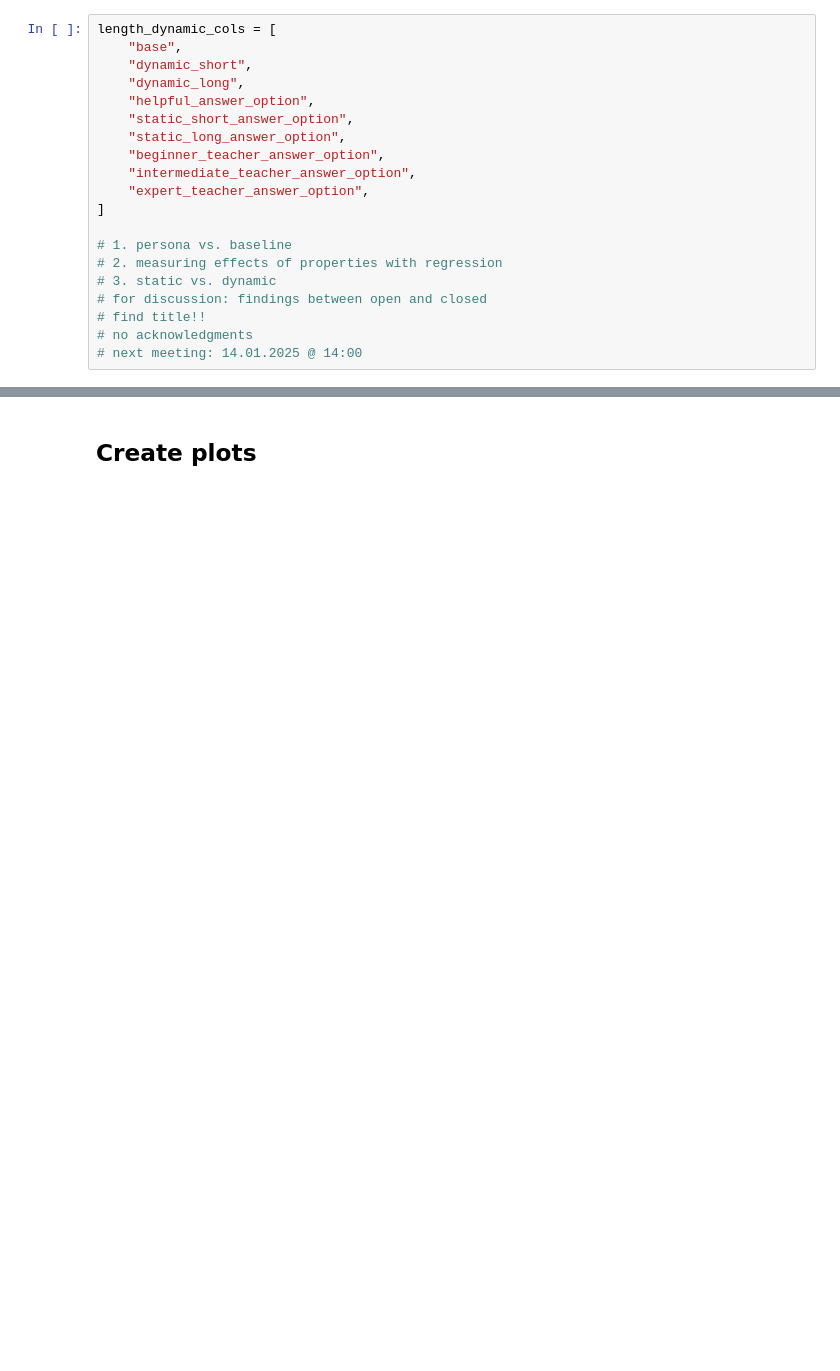
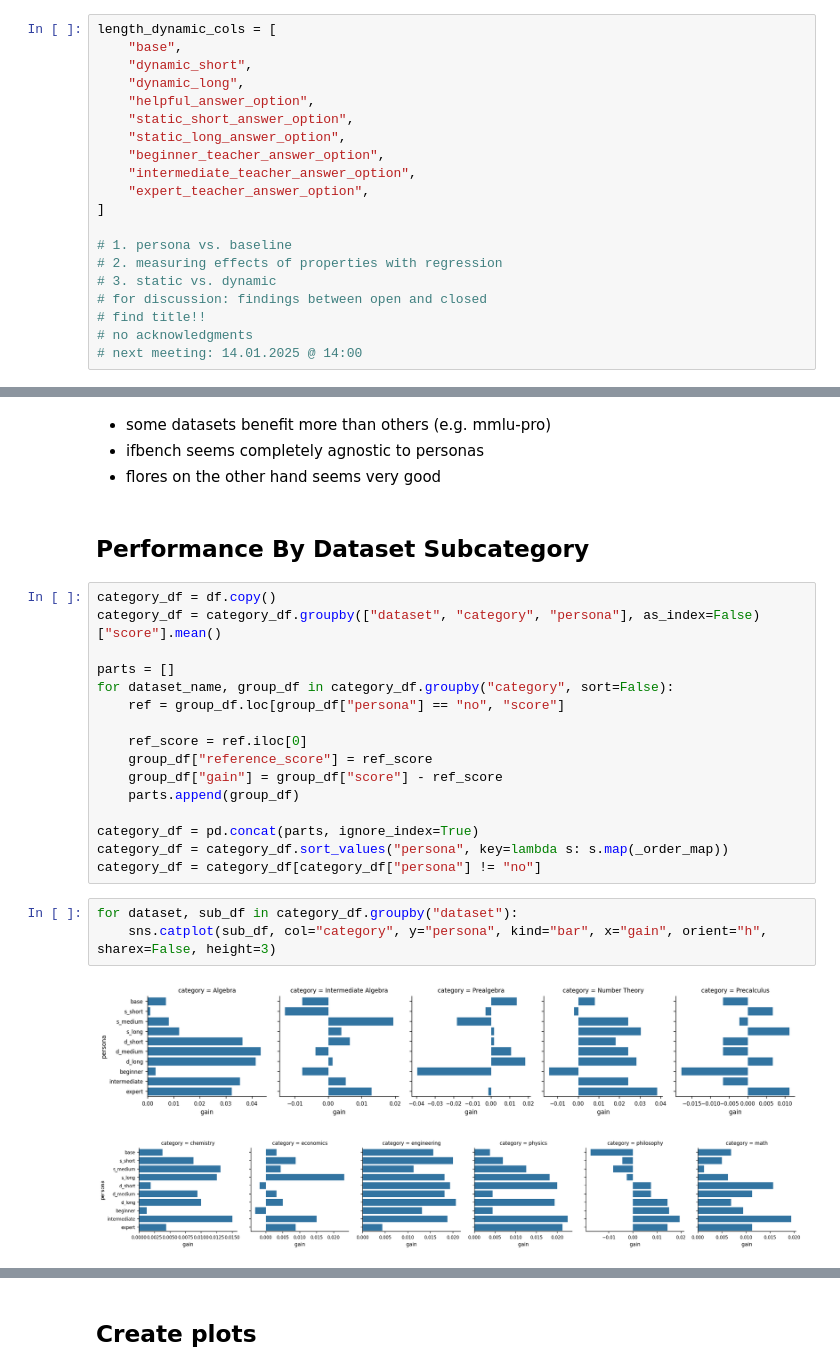
Before and after one commit to nicomu99/master-thesis, a Jupyter notebook: dataset_overview.ipynb, the cells around one changed output, grey strips where cells are left out. Cells and saved outputs as stored; diff of their text form; blank space fills up the shorter version.

```diff
--- a/dataset_overview.ipynb
+++ b/dataset_overview.ipynb
@@ -39,0 +186,28 @@ length_dynamic_cols = [
+# %% [markdown]
+- some datasets benefit more than others (e.g. mmlu-pro)
+- ifbench seems completely agnostic to personas
+- flores on the other hand seems very good
+# %% [markdown]
+## Performance By Dataset Subcategory
+# %%
+category_df = df.copy()
+category_df = category_df.groupby(["dataset", "category", "persona"], as_index=False)["score"].mean()
+
+parts = []
+for dataset_name, group_df in category_df.groupby("category", sort=False):
+    ref = group_df.loc[group_df["persona"] == "no", "score"]
+
+    ref_score = ref.iloc[0]
+    group_df["reference_score"] = ref_score
+    group_df["gain"] = group_df["score"] - ref_score
+    parts.append(group_df)
+
+category_df = pd.concat(parts, ignore_index=True)
+category_df = category_df.sort_values("persona", key=lambda s: s.map(_order_map))
+category_df = category_df[category_df["persona"] != "no"]
+# %%
+for dataset, sub_df in category_df.groupby("dataset"):
+    sns.catplot(sub_df, col="category", y="persona", kind="bar", x="gain", orient="h", sharex=False, height=3)
+# %% [output]
+[figure, added]
+[figure, added]
```
Also changed, not shown: parts of 119 cells of this notebook.
